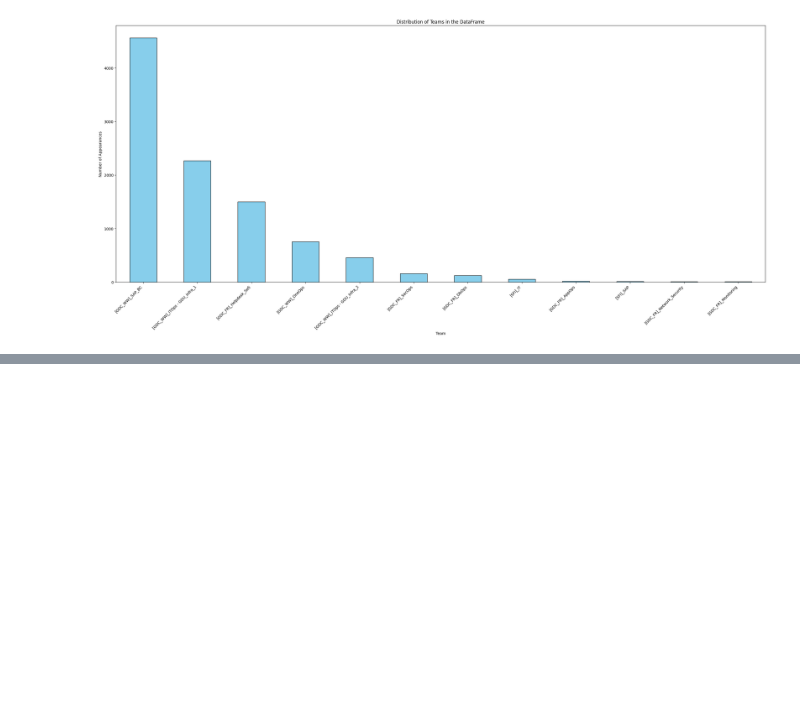
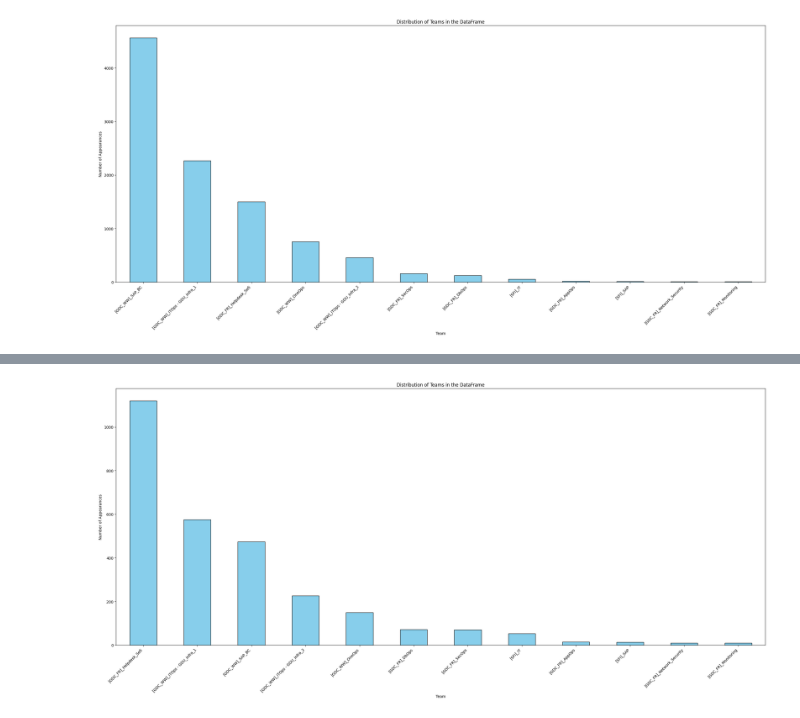
Before and after one commit to lamhungphu/ML-ticket-dispatcher, a Jupyter notebook: notebooks/01_preprocessing.ipynb, the cells around one changed output, grey strips where cells are left out. Drawn from its saved outputs; the diff is of its cells as text; code cells hidden in the pictures; blank space fills up the shorter version.

```diff
--- a/notebooks/01_preprocessing.ipynb
+++ b/notebooks/01_preprocessing.ipynb
@@ -152,0 +155,12 @@ print(f"Removed {before - after} duplicate rows")
+# %%
+team_counts = training_data['Mapped_Team'].value_counts()
+plt.figure(figsize=(25, 12))
+team_counts.plot(kind='bar', color='skyblue', edgecolor='black')
+plt.xlabel('Team')
+plt.ylabel('Number of Appearances')
+plt.title('Distribution of Teams in the DataFrame')
+plt.xticks(rotation=45, ha='right')
+plt.tight_layout()
+plt.show()
+# %% [output]
+[figure, added]
```
Also changed, not shown: parts of 7 cells of this notebook, 13 other files.
